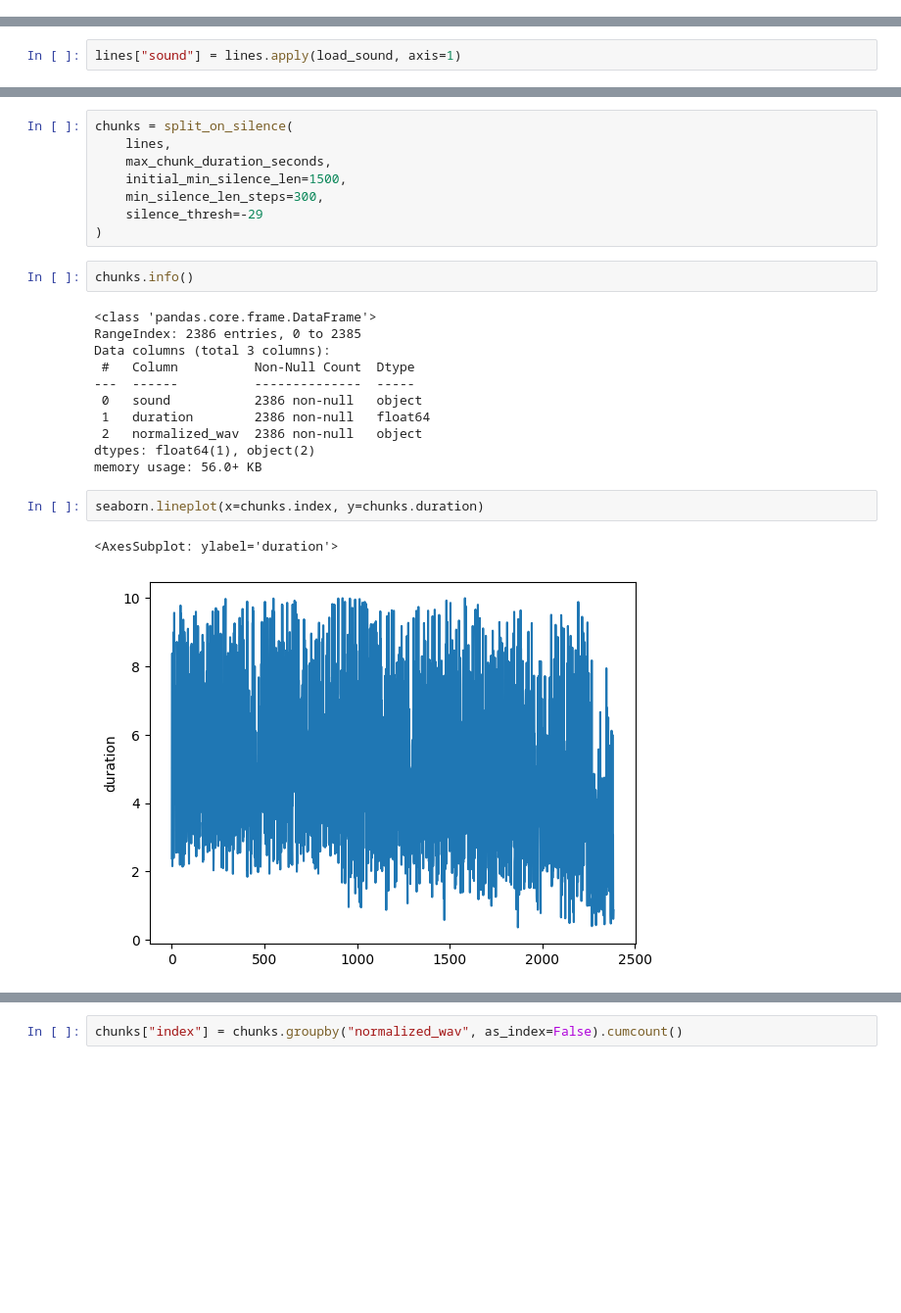
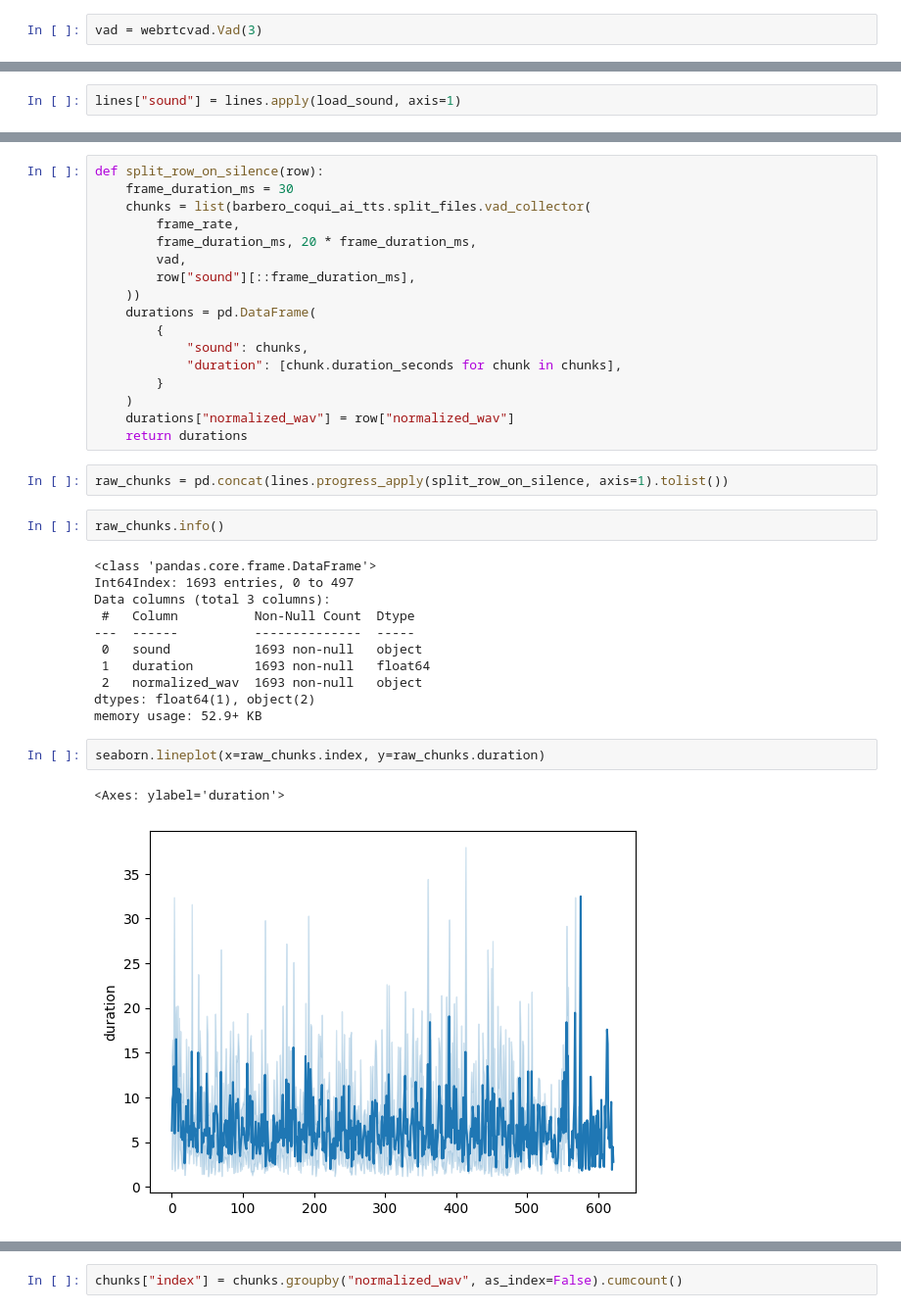
Before and after one commit to Enucatl/barbero-coqui-ai-tts, a Jupyter notebook: barbero_coqui_ai_tts/split_on_silence.ipynb, the cells around one changed output, grey strips where cells are left out. Shown at 98% size. Saved outputs shown, nothing was run; the diff lists cells and outputs as text; blank space fills up the shorter version.

Commit message:
introduce denoising and neural network model for splitting

```diff
--- a/barbero_coqui_ai_tts/split_on_silence.ipynb
+++ b/barbero_coqui_ai_tts/split_on_silence.ipynb
@@ -85,5 +94,7 @@ mv: preserving times for '/hd4tb/archivio_barbero/wav/normalized_wav/9_La_Guerra
 # %% [markdown]
 # Split wav file into chunks
+# %%
+vad = webrtcvad.Vad(3)
 # %%
 def load_sound(row):
     sound = pydub.AudioSegment.from_file(row["normalized_wav"], format="wav")
@@ -135,27 +104,38 @@ def split_on_silence(df, max_chunk_duration_seconds, initial_min_silence_len, mi
-# %%
-chunks = split_on_silence(
-    lines,
-    max_chunk_duration_seconds,
-    initial_min_silence_len=1500,
-    min_silence_len_steps=300,
-    silence_thresh=-29
-)
+# %%
+def split_row_on_silence(row):
+    frame_duration_ms = 30
+    chunks = list(barbero_coqui_ai_tts.split_files.vad_collector(
+        frame_rate,
+        frame_duration_ms, 20 * frame_duration_ms,
+        vad,
+        row["sound"][::frame_duration_ms],
+    ))
+    durations = pd.DataFrame(
+        {
+            "sound": chunks,
+            "duration": [chunk.duration_seconds for chunk in chunks],
+        }
+    )
+    durations["normalized_wav"] = row["normalized_wav"]
+    return durations
+# %%
+raw_chunks = pd.concat(lines.progress_apply(split_row_on_silence, axis=1).tolist())
 # %%
-chunks.info()
+raw_chunks.info()
 # %% [output]
 <class 'pandas.core.frame.DataFrame'>
-RangeIndex: 2386 entries, 0 to 2385
+Int64Index: 1693 entries, 0 to 497
 Data columns (total 3 columns):
  #   Column          Non-Null Count  Dtype
 ---  ------          --------------  -----
- 0   sound           2386 non-null   object
- 1   duration        2386 non-null   float64
- 2   normalized_wav  2386 non-null   object
+ 0   sound           1693 non-null   object
+ 1   duration        1693 non-null   float64
+ 2   normalized_wav  1693 non-null   object
 dtypes: float64(1), object(2)
-memory usage: 56.0+ KB
+memory usage: 52.9+ KB
 # %%
-seaborn.lineplot(x=chunks.index, y=chunks.duration)
+seaborn.lineplot(x=raw_chunks.index, y=raw_chunks.duration)
 # %% [output]
-<AxesSubplot: ylabel='duration'>
+<Axes: ylabel='duration'>
-[figure, old version]
+[figure, new version]
 # %%
```
Also changed, not shown: parts of 32 cells of this notebook, 4 other files.
